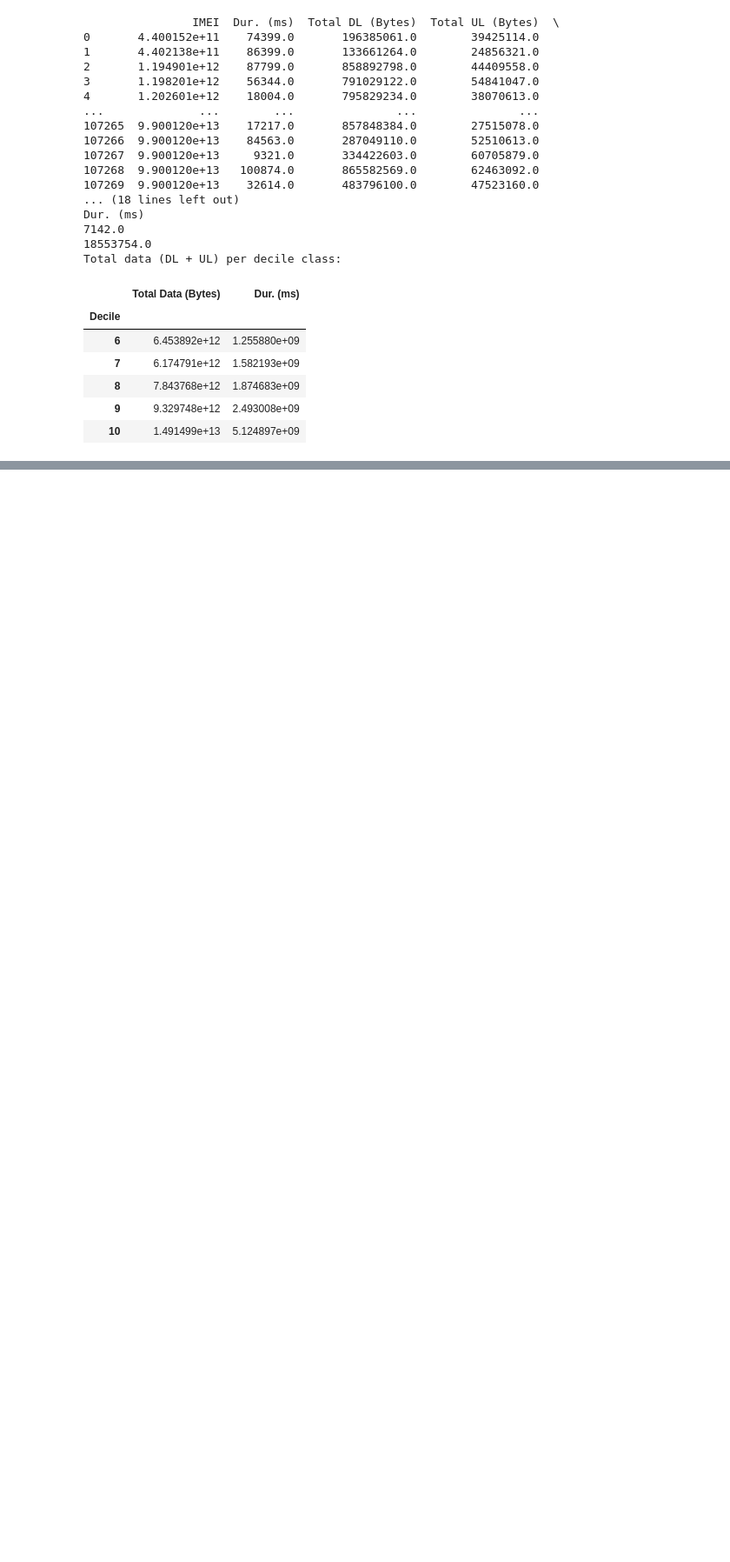
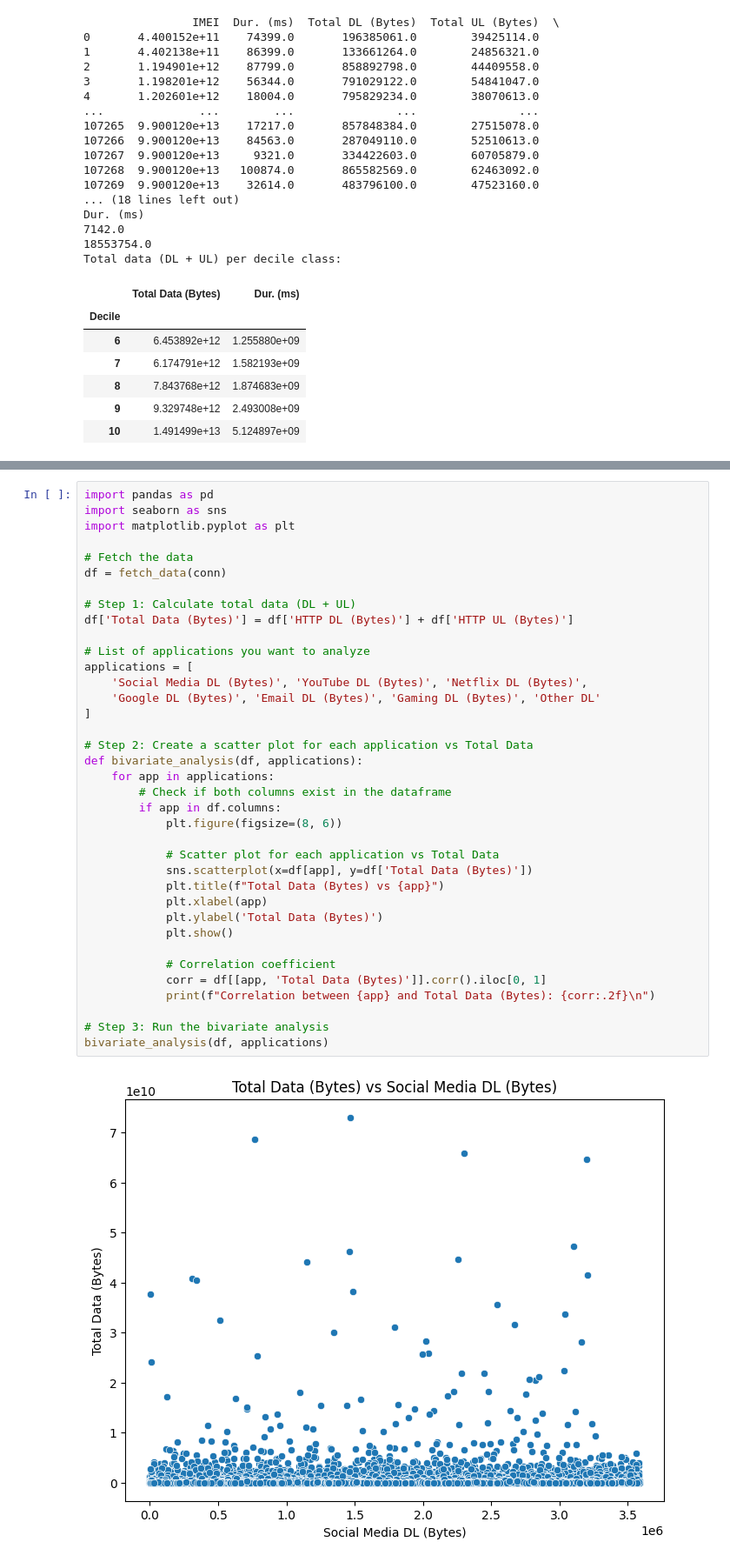
Before and after one commit to Gede-A/Telecom_business_analysis, a Jupyter notebook: notebooks/Understanding_data.ipynb, the cells around one changed output, grey strips where cells are left out. Shown at 87% size. Drawn from its saved outputs; the diff is of its cells as text; blank space fills up the shorter version.

```diff
--- a/notebooks/Understanding_data.ipynb
+++ b/notebooks/Understanding_data.ipynb
@@ -639,0 +741,39 @@ Total data (DL + UL) per decile class:
+# %%
+import pandas as pd
+import seaborn as sns
+import matplotlib.pyplot as plt
+
+# Fetch the data
+df = fetch_data(conn)
+
+# Step 1: Calculate total data (DL + UL)
+df['Total Data (Bytes)'] = df['HTTP DL (Bytes)'] + df['HTTP UL (Bytes)']
+
+# List of applications you want to analyze
+applications = [
+    'Social Media DL (Bytes)', 'YouTube DL (Bytes)', 'Netflix DL (Bytes)',
+    'Google DL (Bytes)', 'Email DL (Bytes)', 'Gaming DL (Bytes)', 'Other DL'
+]
+
+# Step 2: Create a scatter plot for each application vs Total Data
+def bivariate_analysis(df, applications):
+    for app in applications:
+        # Check if both columns exist in the dataframe
+        if app in df.columns:
+            plt.figure(figsize=(8, 6))
+
+            # Scatter plot for each application vs Total Data
+            sns.scatterplot(x=df[app], y=df['Total Data (Bytes)'])
+            plt.title(f"Total Data (Bytes) vs {app}")
+            plt.xlabel(app)
+            plt.ylabel('Total Data (Bytes)')
+            plt.show()
+
+            # Correlation coefficient
+            corr = df[[app, 'Total Data (Bytes)']].corr().iloc[0, 1]
+            print(f"Correlation between {app} and Total Data (Bytes): {corr:.2f}\n")
+
+# Step 3: Run the bivariate analysis
+bivariate_analysis(df, applications)
+# %% [output]
+[figure, added]
```
Also changed, not shown: parts of 5 cells of this notebook, 2 other files.
